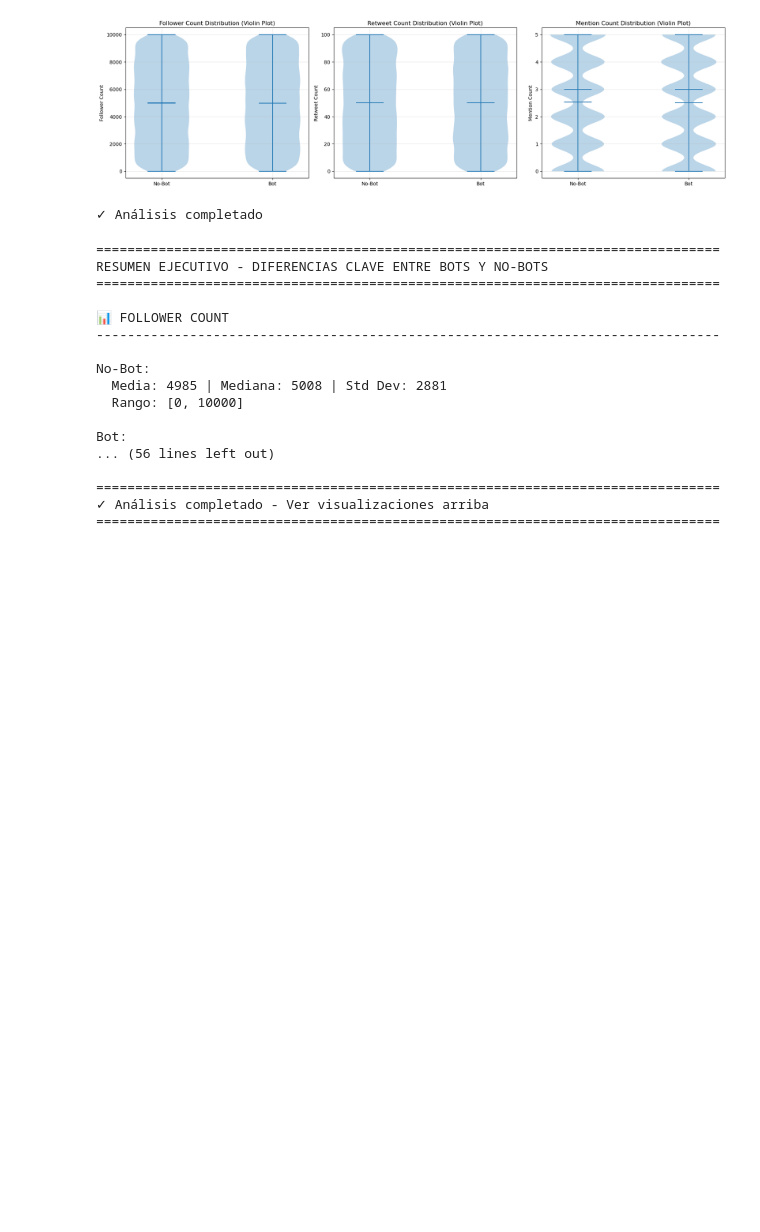
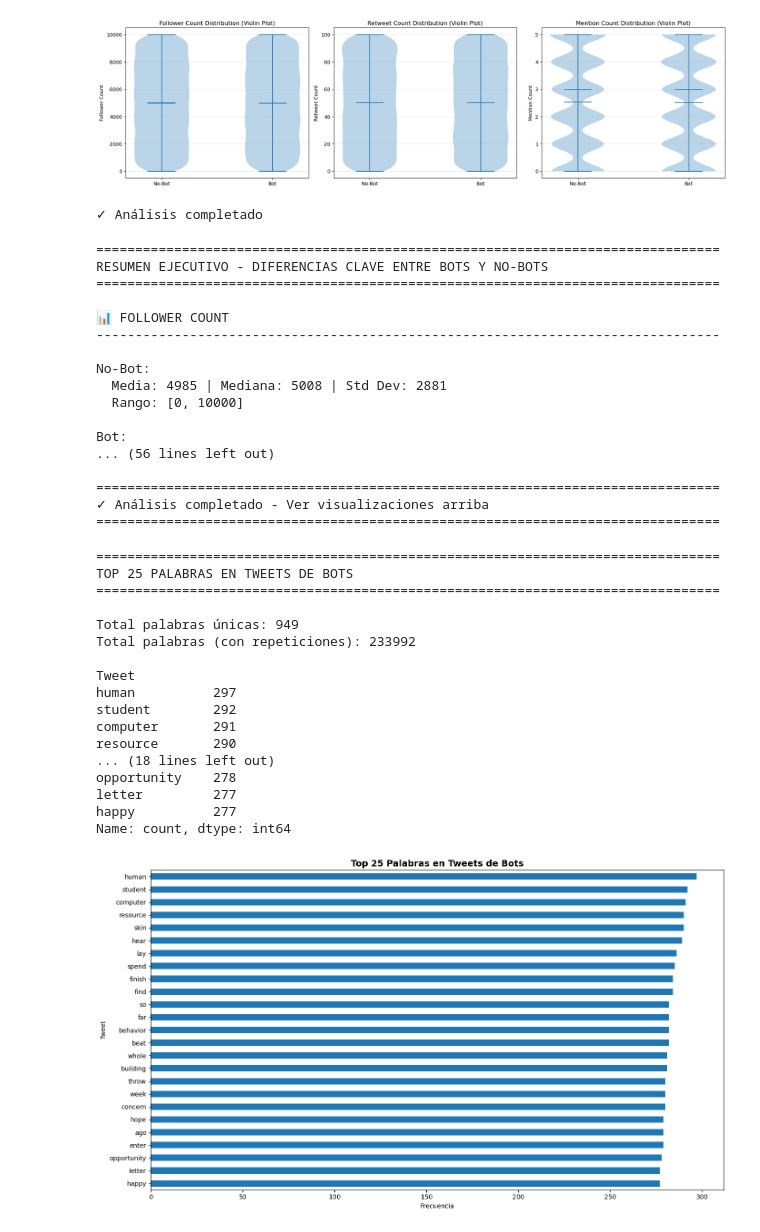
Before and after one commit to ThePoio/twitter-bot-detection, a Jupyter notebook: EDA.ipynb, the cells around one changed output. Saved outputs shown, nothing was run; the diff lists cells and outputs as text; code cells hidden in the pictures; blank space fills up the shorter version.

```diff
--- a/EDA.ipynb
+++ b/EDA.ipynb
@@ -501,3 +501,58 @@ Bot:
 ================================================================================
 ✓ Análisis completado - Ver visualizaciones arriba
 ================================================================================
+# %%
+# Análisis de palabras más frecuentes en tweets de BOTS
+
+# Filtrar solo tweets de bots
+bots_tweets = df[df['Bot Label'] == 1]['Tweet'].dropna().str.lower()
+
+# Definir stopwords en español e inglés
+stopwords = {
+    "the", "and", "a", "to", "of", "in", "is", "for", "on", "that", "it", "this",
+    "with", "as", "are", "was", "be", "have", "but", "or", "by", "an", "at", "from",
+    "de", "la", "el", "y", "que", "en", "es", "para", "por", "una", "los", "del",
+    "las", "un", "una", "se", "con", "no", "una", "su", "al", "lo", "como", "más"
+}
+
+# Extraer palabras (mínimo 2 caracteres)
+bot_words = bots_tweets.str.findall(r"\b[a-z]{2,}\b").explode()
+bot_words = bot_words[~bot_words.isin(stopwords)]
+
+# Top 25 palabras
+top_bot_words = bot_words.value_counts().head(25)
+
+print("="*80)
+print("TOP 25 PALABRAS EN TWEETS DE BOTS")
+print("="*80)
+print(f"\nTotal palabras únicas: {bot_words.nunique()}")
+print(f"Total palabras (con repeticiones): {len(bot_words)}\n")
+print(top_bot_words)
+
+# Visualización
+plt.figure(figsize=(14, 8))
+top_bot_words.plot(kind='barh')
+plt.title('Top 25 Palabras en Tweets de Bots', fontsize=14, fontweight='bold')
+plt.xlabel('Frecuencia')
+plt.gca().invert_yaxis()
+plt.tight_layout()
+plt.show()
+# %% [output]
+================================================================================
+TOP 25 PALABRAS EN TWEETS DE BOTS
+================================================================================
+
+Total palabras únicas: 949
+Total palabras (con repeticiones): 233992
+
+Tweet
+human          297
+student        292
+computer       291
+resource       290
+... (18 lines left out)
+opportunity    278
+letter         277
+happy          277
+Name: count, dtype: int64
+[figure, added]
```
Also changed, not shown: parts of 1 cell of this notebook, 4 other files.
